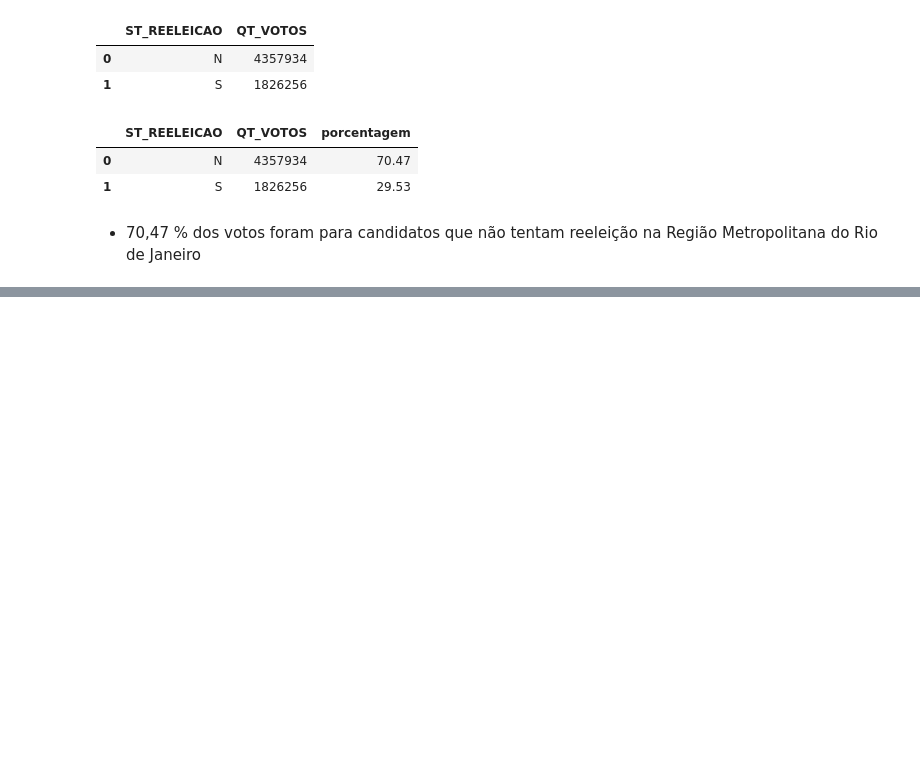
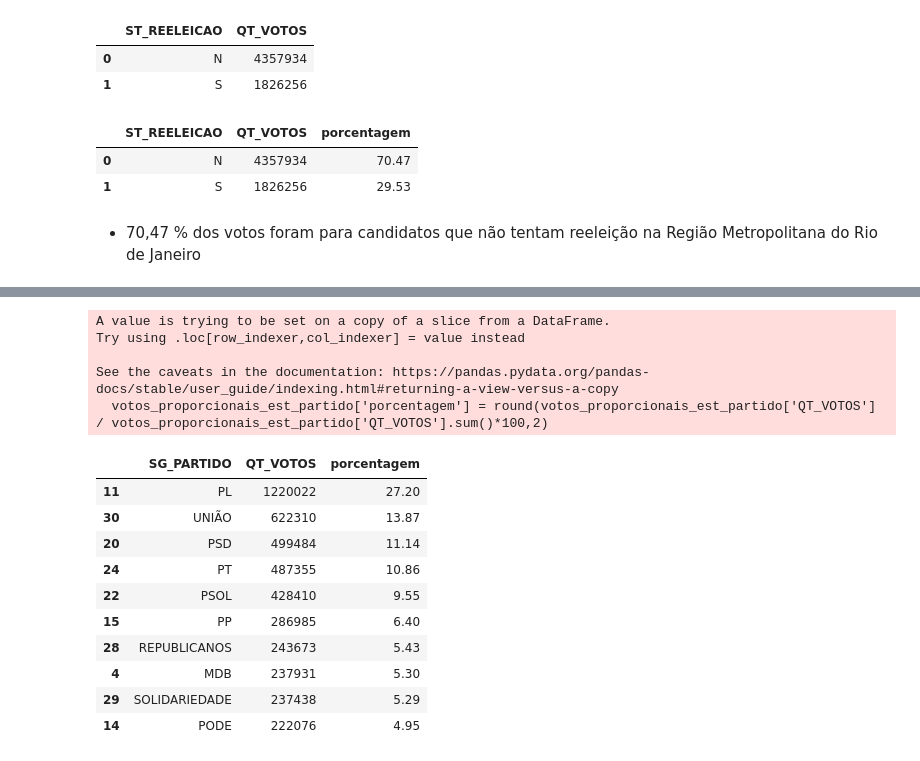
Before and after one commit to CyberBantu/Analise_votos_eleicoes_regiaometropoliana_RJ_2022, a Jupyter notebook: votos_RM.ipynb, the cells around one changed output, grey strips where cells are left out. Saved outputs shown, nothing was run; the diff lists cells and outputs as text; code cells hidden in the pictures; blank space fills up the shorter version.

```diff
--- a/votos_RM.ipynb
+++ b/votos_RM.ipynb
@@ -412,0 +471,23 @@ votos_proporcionais_fed_reeleicao
+# %%
+# Criando a porcentagem
+votos_proporcionais_est_partido['porcentagem'] = round(votos_proporcionais_est_partido['QT_VOTOS'] / votos_proporcionais_est_partido['QT_VOTOS'].sum()*100,2)
+# Selecionando somente os 10 partidos mais votados
+votos_proporcionais_est_partido = votos_proporcionais_est_partido.head(10)
+votos_proporcionais_est_partido
+# %% [output]
+A value is trying to be set on a copy of a slice from a DataFrame.
+Try using .loc[row_indexer,col_indexer] = value instead
+
+See the caveats in the documentation: https://pandas.pydata.org/pandas-docs/stable/user_guide/indexing.html#returning-a-view-versus-a-copy
+  votos_proporcionais_est_partido['porcentagem'] = round(votos_proporcionais_est_partido['QT_VOTOS'] / votos_proporcionais_est_partido['QT_VOTOS'].sum()*100,2)
+|  | SG_PARTIDO | QT_VOTOS | porcentagem |
+| 11 | PL | 1220022 | 27.20 |
+| 30 | UNIÃO | 622310 | 13.87 |
+| 20 | PSD | 499484 | 11.14 |
+| 24 | PT | 487355 | 10.86 |
+| 22 | PSOL | 428410 | 9.55 |
+| 15 | PP | 286985 | 6.40 |
+| 28 | REPUBLICANOS | 243673 | 5.43 |
+| 4 | MDB | 237931 | 5.30 |
+| 29 | SOLIDARIEDADE | 237438 | 5.29 |
+| 14 | PODE | 222076 | 4.95 |
```
Also changed, not shown: parts of 8 cells of this notebook.
